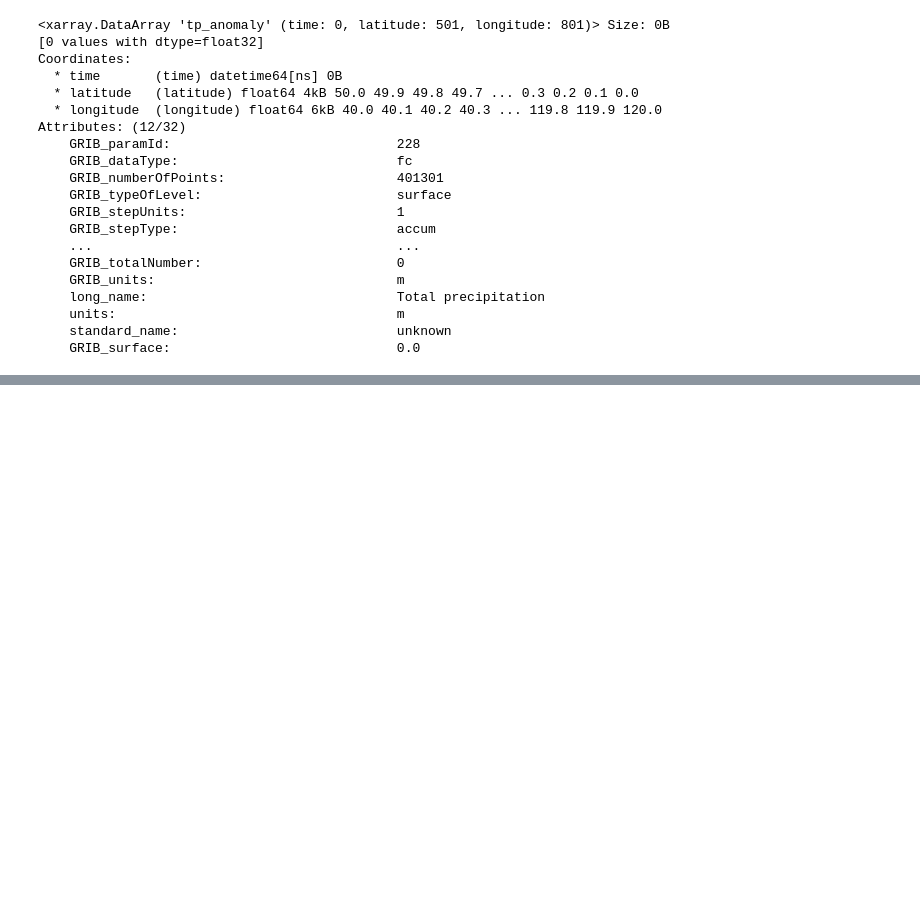
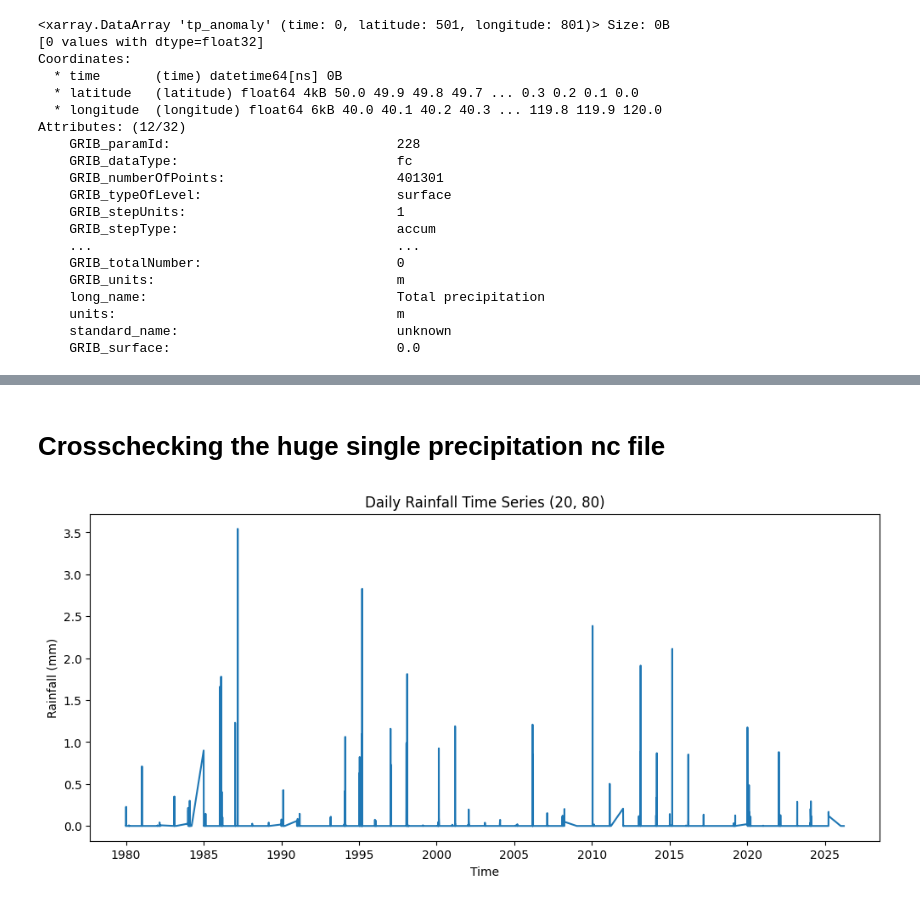
Before and after one commit to nilayiitkgpgit/ERA5, a Jupyter notebook: RoughUse.ipynb, the cells around one changed output, grey strips where cells are left out. Drawn from its saved outputs; the diff is of its cells as text; code cells hidden in the pictures; blank space fills up the shorter version.

```diff
--- a/RoughUse.ipynb
+++ b/RoughUse.ipynb
@@ -1049,0 +1699,48 @@ Attributes: (12/32)
+# %% [markdown]
+# Crosschecking the huge single precipitation nc file
+# %%
+import xarray as xr
+import matplotlib.pyplot as plt
+
+# ============================================
+# LOAD DATA (FIX PATH ISSUE)
+# ============================================
+
+file = r"D:\PHD 2025~\PHD DOWNLOADS\PRECEPITATION\ERA5_365D_Daily_Rainfall_1980_2026.nc"
+
+ds = xr.open_dataset(file)
+
+# ============================================
+# SELECT ONE GRID POINT
+# (change lat/lon as you like)
+# ============================================
+
+lat_point = 20   # example
+lon_point = 80   # example
+
+point_data = ds['tp'].sel(
+    latitude=lat_point,
+    longitude=lon_point,
+    method='nearest'
+)
+
+# ============================================
+# CONVERT TO mm (IMPORTANT)
+# ============================================
+
+point_data = point_data * 1000
+
+# ============================================
+# PLOT TIME SERIES
+# ============================================
+
+plt.figure(figsize=(12, 5))
+point_data.plot()
+
+plt.title(f"Daily Rainfall Time Series ({lat_point}, {lon_point})")
+plt.xlabel("Time")
+plt.ylabel("Rainfall (mm)")
+
+plt.show()
+# %% [output]
+[figure, added]
```
Also changed, not shown: parts of 31 cells of this notebook, 5 other files.
